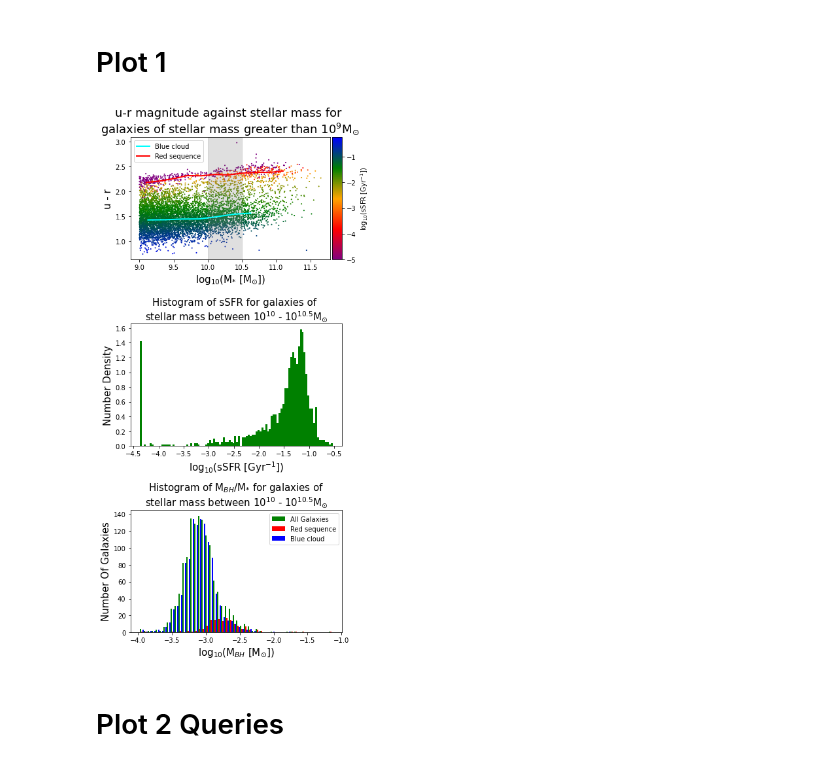
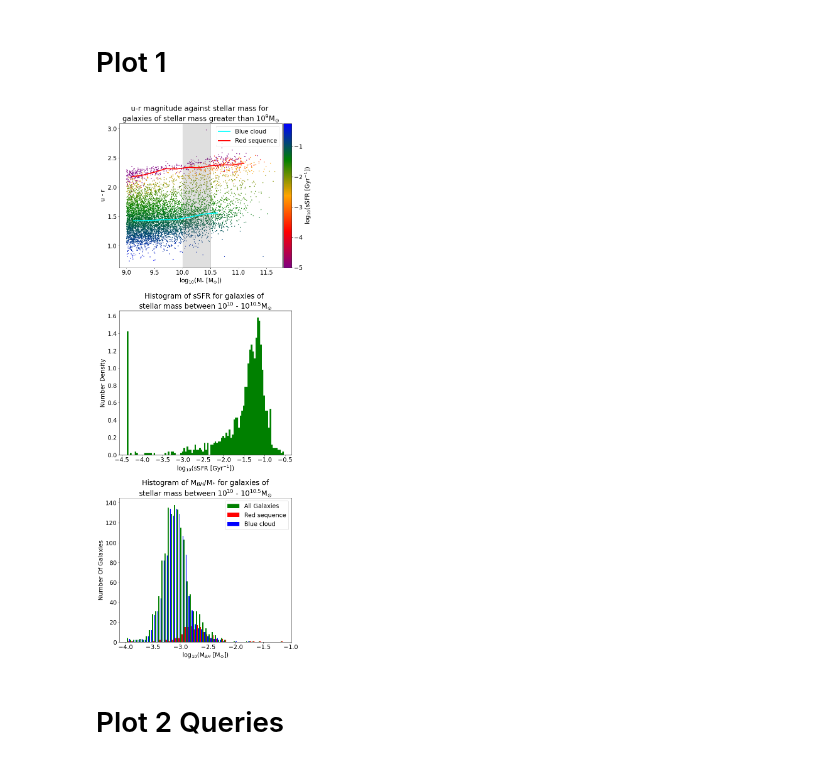
Before and after one commit to xvh422/L4-Project, a Jupyter notebook: J_Carter_Code.ipynb, the cells around one changed output. Saved outputs shown, nothing was run; the diff lists cells and outputs as text; code cells hidden in the pictures.

```diff
--- a/J_Carter_Code.ipynb
+++ b/J_Carter_Code.ipynb
@@ -27,6 +21,8 @@ from colossus.cosmology import cosmology
 from colossus.lss import mass_function
 
 con = sql.connect("vwg533", password = "FZtn087h")
+# %%
+plt.rcParams['font.size'] = '19'
 # %% [markdown]
 # Plot 1 Queries
 # %%
@@ -160,48 +156,48 @@ norm = plt.Normalize(min(cvals),max(cvals))
 tuples = list(zip(map(norm,cvals), colors))
 cmap = col.LinearSegmentedColormap.from_list("", tuples)
 #'''
 
 sSFR_1 = Data_1['ssfr']*10**9
 LsSFR_1 = log_with_zeros(sSFR_1)
 sSFR_2 = Data_2['ssfr']*10**9
 LsSFR_2 = log_with_zeros(sSFR_2)
 LRatio = log_with_zeros(Data_2['ratio'])
 RB = redblue_split(LRatio, Data_2['ssfr'], 5.0e-12)
 LRatio_r = RB[0]
 LRatio_b = RB[1]
 Lratios = np.array([LRatio, LRatio_r, LRatio_b], dtype = object)
 Labels = ['All Galaxies', 'Red sequence', 'Blue cloud']
 
-fig, (ax1, ax2, ax3) = plt.subplots(3, figsize = (6,12))
-im1 = ax1.scatter(Data_1['mass'], Data_1['u_minus_r'], s=1, c = LsSFR_1, cmap = cmap)
+fig, (ax1, ax2, ax3) = plt.subplots(3, figsize = (10,25))
+im1 = ax1.scatter(Data_1['mass'], Data_1['u_minus_r'], s=3, c = LsSFR_1, cmap = cmap)
 im2 = ax2.hist(LsSFR_2, bins = 100, density = True, rwidth = 1.0, color = 'g')
 im3 = ax3.hist(Lratios, bins = 50, density = False, rwidth = 1.0, color = ['g','r','b'], label = Labels)
 ax1.axvspan(10, 10.5, color='grey', alpha=0.25)
 
-ax1.plot(bmeds[0], bmeds[1], linewidth = 2, color = 'cyan', label = 'Blue cloud')
-ax1.plot(rmeds[0], rmeds[1], linewidth = 2, color = 'red', label = 'Red sequence')
+ax1.plot(bmeds[0], bmeds[1], linewidth = 3, color = 'cyan', label = 'Blue cloud')
+ax1.plot(rmeds[0], rmeds[1], linewidth = 3, color = 'red', label = 'Red sequence')
 
 divider = make_axes_locatable(ax1)
 cax = divider.append_axes('right', size='5%', pad=0.05)
 fig.colorbar(im1, cax=cax, orientation='vertical', label = r'log$_{10}$(sSFR [Gyr$^{-1}$])')
 
-ax1.set_title('u-r magnitude against stellar mass for \n' + r'galaxies of stellar mass greater than 10$^{9}$M$_{\odot}$', fontsize=18)
-ax2.set_title('Histogram of sSFR for galaxies of \n' + r'stellar mass between 10$^{10}$ - 10$^{10.5}$M$_{\odot}$', fontsize=15)
-ax3.set_title('Histogram of M$_{BH}$/M$_{*}$ for galaxies of \n' + r'stellar mass between 10$^{10}$ - 10$^{10.5}$M$_{\odot}$', fontsize=15)
-ax1.set_xlabel(r'log$_{10}$(M$_{*}$ [M$_{\odot}$])', fontsize=15)
-ax1.set_ylabel(r'u - r', fontsize=15)
-ax2.set_xlabel(r'log$_{10}$(sSFR [Gyr$^{-1}$])', fontsize=15)
-ax2.set_ylabel(r'Number Density', fontsize=15)
-ax3.set_xlabel(r'log$_{10}$(M$_{BH}$ [M$_{\odot}$])', fontsize=15)
-ax3.set_ylabel(r'Number Of Galaxies', fontsize=15)
+ax1.set_title('u-r magnitude against stellar mass for \n' + r'galaxies of stellar mass greater than 10$^{9}$M$_{\odot}$')
+ax2.set_title('Histogram of sSFR for galaxies of \n' + r'stellar mass between 10$^{10}$ - 10$^{10.5}$M$_{\odot}$')
+ax3.set_title('Histogram of M$_{BH}$/M$_{*}$ for galaxies of \n' + r'stellar mass between 10$^{10}$ - 10$^{10.5}$M$_{\odot}$')
+ax1.set_xlabel(r'log$_{10}$(M$_{*}$ [M$_{\odot}$])')
+ax1.set_ylabel(r'u - r')
+ax2.set_xlabel(r'log$_{10}$(sSFR [Gyr$^{-1}$])')
+ax2.set_ylabel(r'Number Density')
+ax3.set_xlabel(r'log$_{10}$(M$_{BH}$ [M$_{\odot}$])')
+ax3.set_ylabel(r'Number Of Galaxies')
 ax1.legend()
 ax3.legend()
 
 plt.tight_layout()
-plt.savefig('Plot_1.jpeg')
+plt.savefig('Plot_1.jpeg', bbox_inches = 'tight')
 plt.show()
 # %% [output]
-[figure, old version]
+[figure, new version]
 # %% [markdown]
 # Plot 2 Queries
 # %%
```
Also changed, not shown: parts of 14 cells of this notebook.
